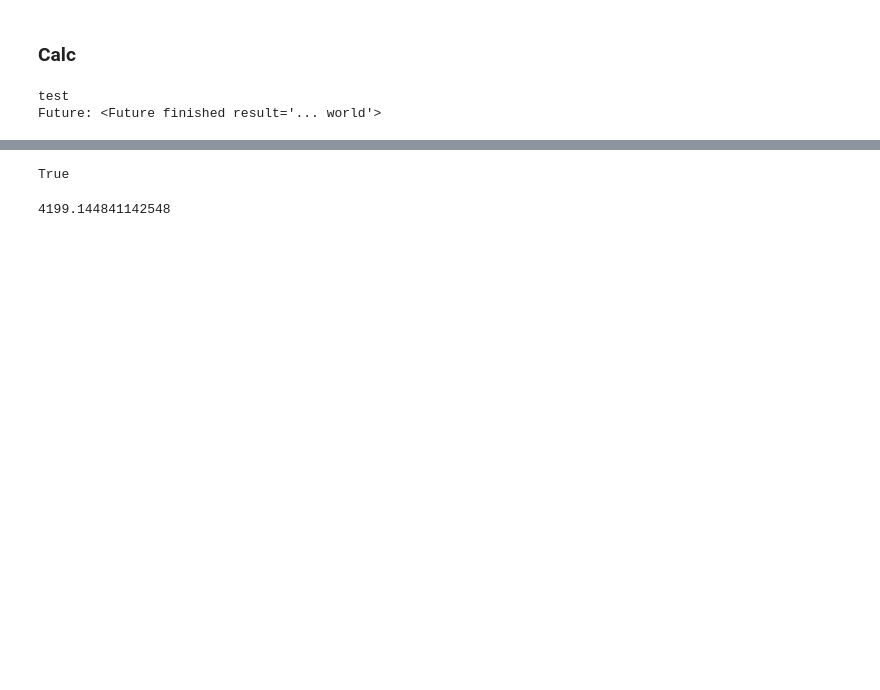
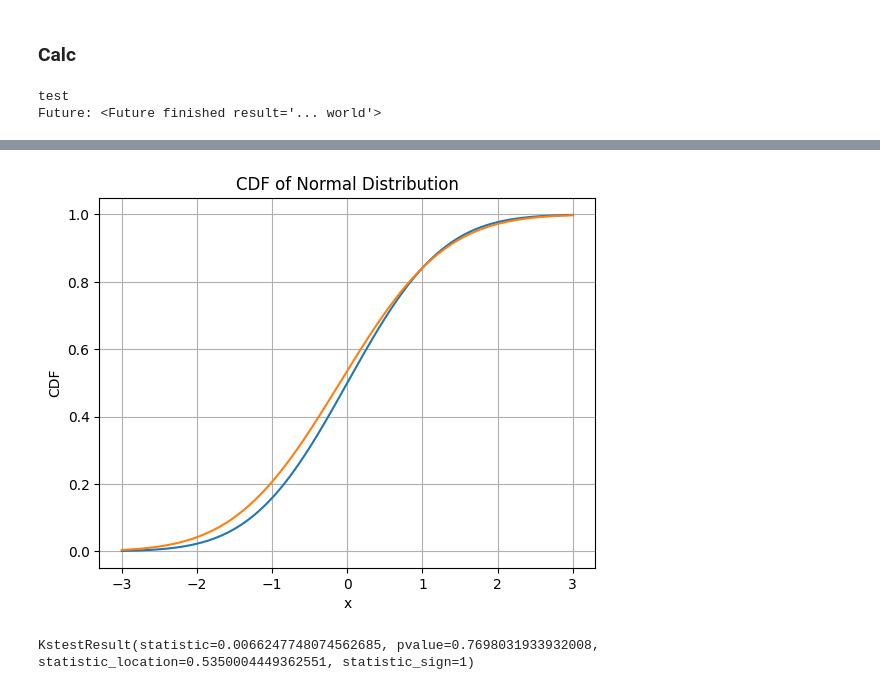
Before and after one commit to turbulent0/knowledge_base, a Jupyter notebook: test.ipynb, the cells around one changed output, grey strips where cells are left out. Cells and saved outputs as stored; diff of their text form; code cells hidden in the pictures; blank space fills up the shorter version.

```diff
--- a/test.ipynb
+++ b/test.ipynb
@@ -57,11 +41,0 @@ arr = np.random.randint(0, 3, 10)
-# %%
-left =[1]
-right = [2]
-if left and right:
-    print(True)
-# %% [output]
-True
-# %%
-1.33**20 * 14
-# %% [output]
-4199.144841142548
@@ -67,0 +46,30 @@ True
+# %%
+import numpy as np
+import matplotlib.pyplot as plt
+from scipy.stats import norm
+
+# Define parameters for the normal distribution
+mu = 0  # Mean
+sigma = 1  # Standard deviation
+
+# Generate a range of x values
+x = np.linspace(-3, 3, 1000)
+
+# Calculate the CDF values for the given x values
+cdf = norm.cdf(x, loc=mu, scale=sigma)
+cdf2 = norm.cdf(x, loc=-0.1, scale=1.1)
+# Plot the CDF
+plt.plot(x, cdf)
+plt.plot(x, cdf2)
+plt.title('CDF of Normal Distribution')
+plt.xlabel('x')
+plt.ylabel('CDF')
+plt.grid(True)
+plt.show()
+# %% [output]
+[figure, added]
+# %%
+x2 = stats.norm.rvs(size=10000, loc=0, scale=1, random_state=rng)
+stats.kstest(x2, stats.norm.cdf)
+# %% [output]
+KstestResult(statistic=0.0066247748074562685, pvalue=0.7698031933932008, statistic_location=0.5350004449362551, statistic_sign=1)
```
Also changed, not shown: parts of 17 cells of this notebook, 4 other files.
